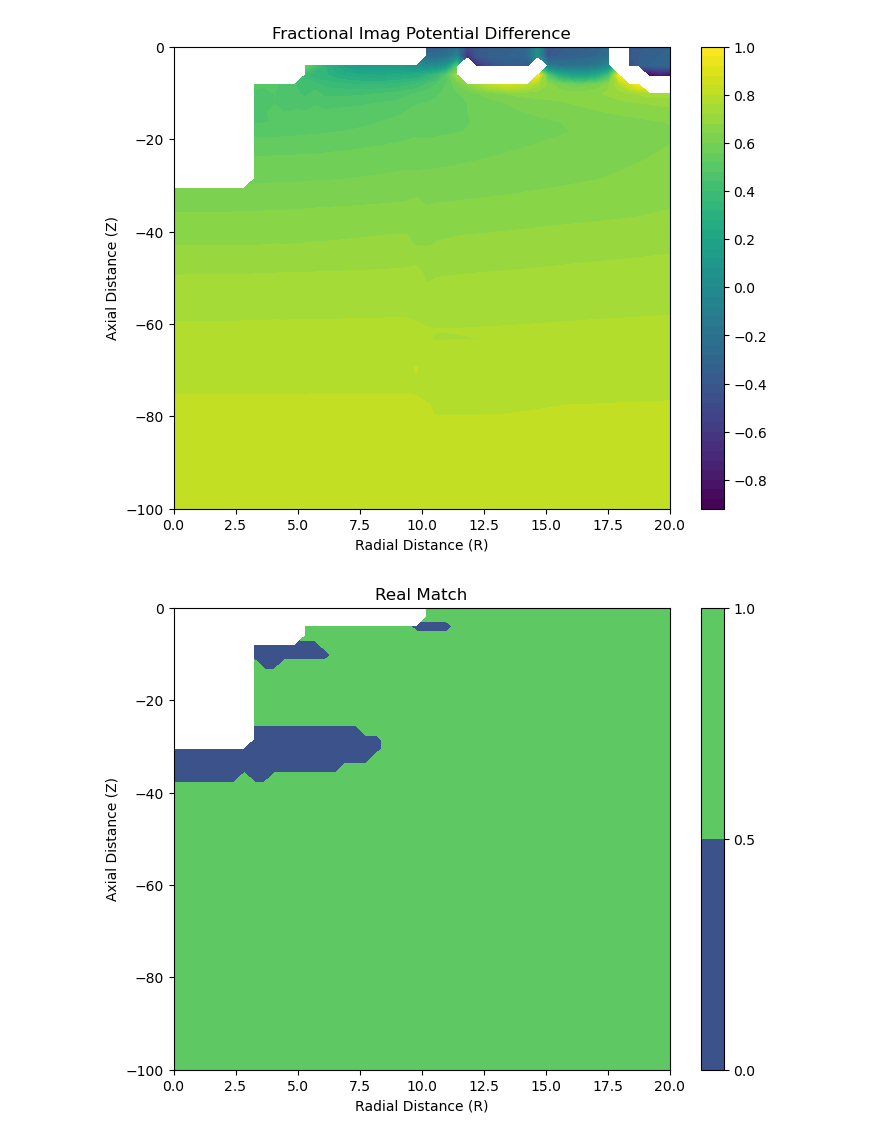
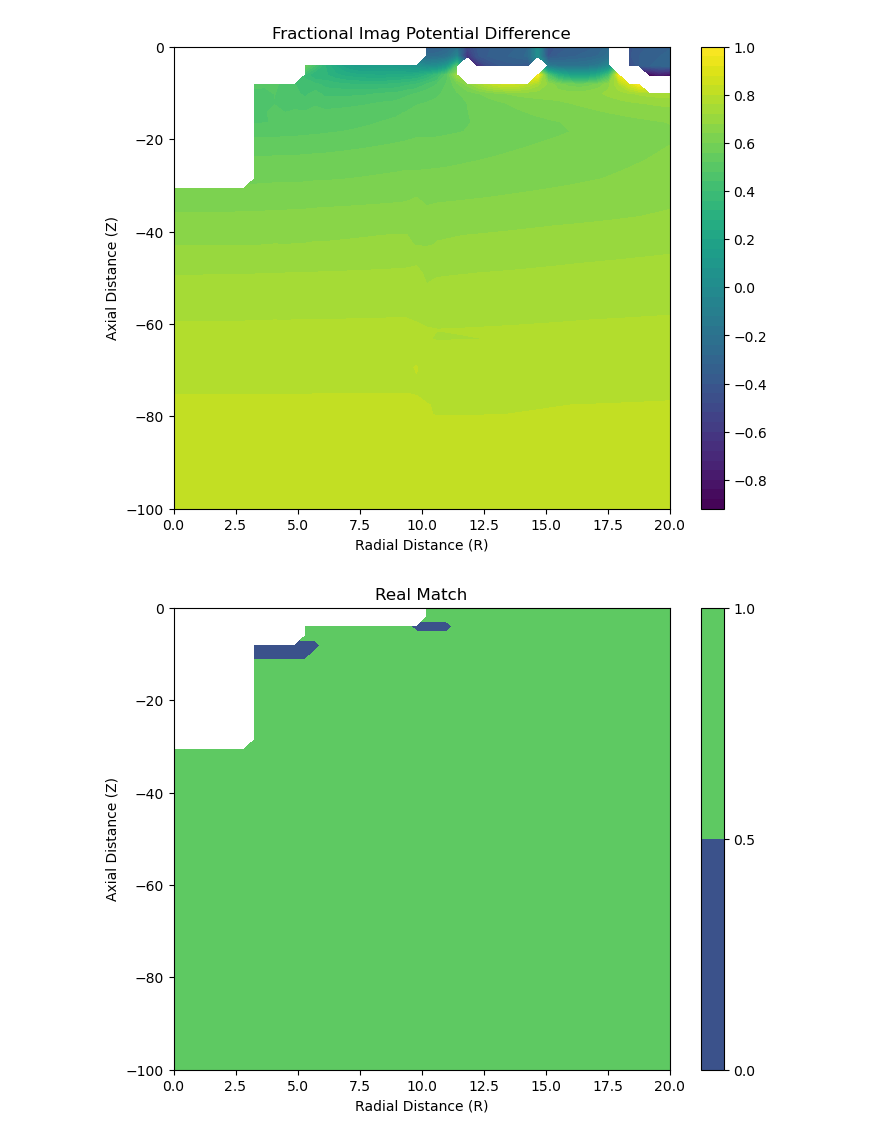
Before and after one commit to symbiotic-engineering/OpenFLASH, a Jupyter notebook: src/python/multi_MEEM.ipynb, the cells around one changed output. Drawn from its saved outputs; the diff is of its cells as text; code cells hidden in the pictures.

```diff
--- a/src/python/multi_MEEM.ipynb
+++ b/src/python/multi_MEEM.ipynb
@@ -328,6 +328,21 @@ for i in range(1, boundary_count):
     Cs.append(X[row: row + NMK[i] * 2])
     row += NMK[i] * 2
 Cs.append(X[row:])
+# %%
+def make_R_Z(sharp, spatial_res): # create coordinate array for graphing
+    rmin = (2 * a[-1] / spatial_res) if sharp else 0.0
+    r_vec = np.linspace(rmin, 2*a[-1], spatial_res)
+    z_vec = np.linspace(0, -h, spatial_res)
+    if sharp: # more precise near boundaries
+        a_eps = 1.0e-4
+        for i in range(len(a)):
+            r_vec = np.append(r_vec, a[i]*(1-a_eps))
+            r_vec = np.append(r_vec, a[i]*(1+a_eps))
+        r_vec = np.unique(r_vec)
+        for i in range(len(d)):
+            z_vec = np.append(z_vec, -d[i])
+        z_vec = np.unique(z_vec)
+    return np.meshgrid(r_vec, z_vec)
 # %%
 def phi_h_n_inner_func(n, r, z):
     return (Cs[0][n] * R_1n(n, r, 0)) * Z_n_i(n, z, 0)
@@ -338,20 +353,7 @@ def phi_h_m_i_func(i, m, r, z):
 def phi_e_k_func(k, r, z):
     return Cs[-1][k] * Lambda_k(k, r) * Z_k_e(k, z)
 
-spatial_res=50
-r_vec = np.linspace(2 * a[-1] / spatial_res, 2*a[-1], spatial_res)
-z_vec = np.linspace(-h, 0, spatial_res)
-
-#add values at the radii
-a_eps = 1.0e-4
-for i in range(len(a)):
-    r_vec = np.append(r_vec, a[i]*(1-a_eps))
-    r_vec = np.append(r_vec, a[i]*(1+a_eps))
-r_vec = np.unique(r_vec)
-for i in range(len(d)):
-    z_vec = np.append(z_vec, -d[i])
-z_vec = np.unique(z_vec)
-R, Z = np.meshgrid(r_vec, z_vec)
+R, Z = make_R_Z(True, 50)
 
 regions = []
 regions.append((R <= a[0]) & (Z < -d[0]))
@@ -497,13 +499,7 @@ plot_potential(np.imag(vz), R, Z, 'Vertical Velocity - Imaginary')
 [figure]
 # %%
 # Format Potential Matrix for Testing:
-spatial_res=50
-#r_vec = np.linspace(2 * a[-1] / spatial_res, 2*a[-1], spatial_res)
-#z_vec = np.linspace(-h, 0, spatial_res)
-r_vec = np.linspace(0.0, 2*a[-1], num=50)
-z_vec = np.linspace(0, -h, num=50) #h
-
-R, Z = np.meshgrid(r_vec, z_vec)
+R, Z = make_R_Z(False, 50)
 
 regions = []
 regions.append((R <= a[0]) & (Z < -d[0]))
@@ -617,5 +613,5 @@ def potential_comparison(filename, arr, threshold, R, Z, omega, nan_mask):
 
     return (match_r, match_i, is_within_threshold_r, is_within_threshold_i)
 # %%
-potential_comparison("config2", phi, 0.02, R, Z, omega, nanregions)
+potential_comparison("config6", phi, 0.02, R, Z, omega, nanregions)
 # %% [output]
@@ -629,2 +625,2 @@ potential_comparison("config2", phi, 0.02, R, Z, omega, nanregions)
 [figure]
-[figure, old version]
+[figure, new version]
```
Also changed, not shown: parts of 6 cells of this notebook, 3 other files.
